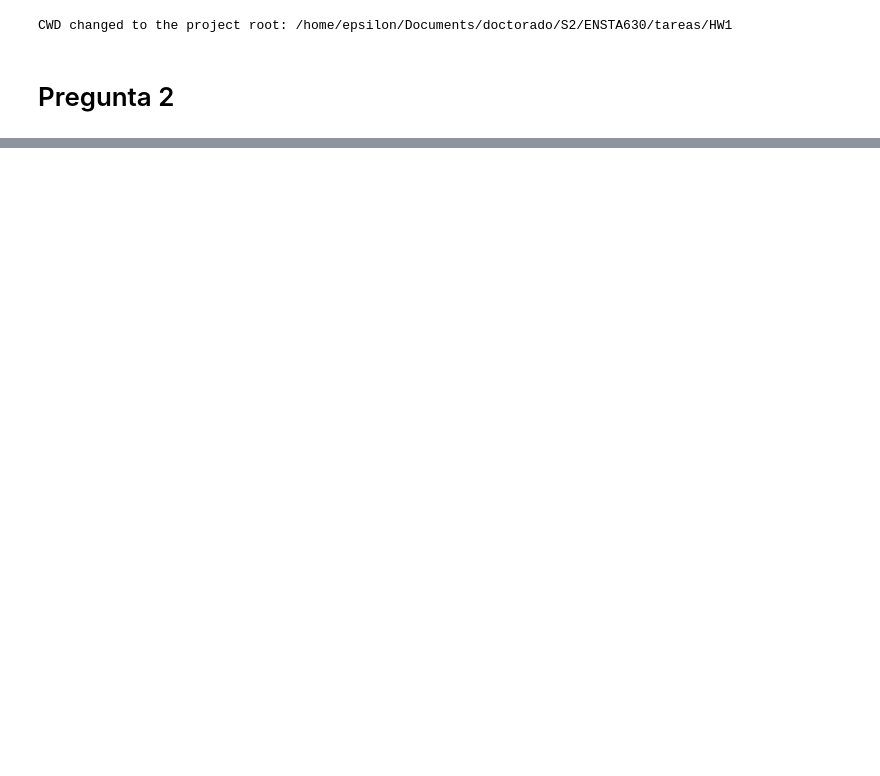
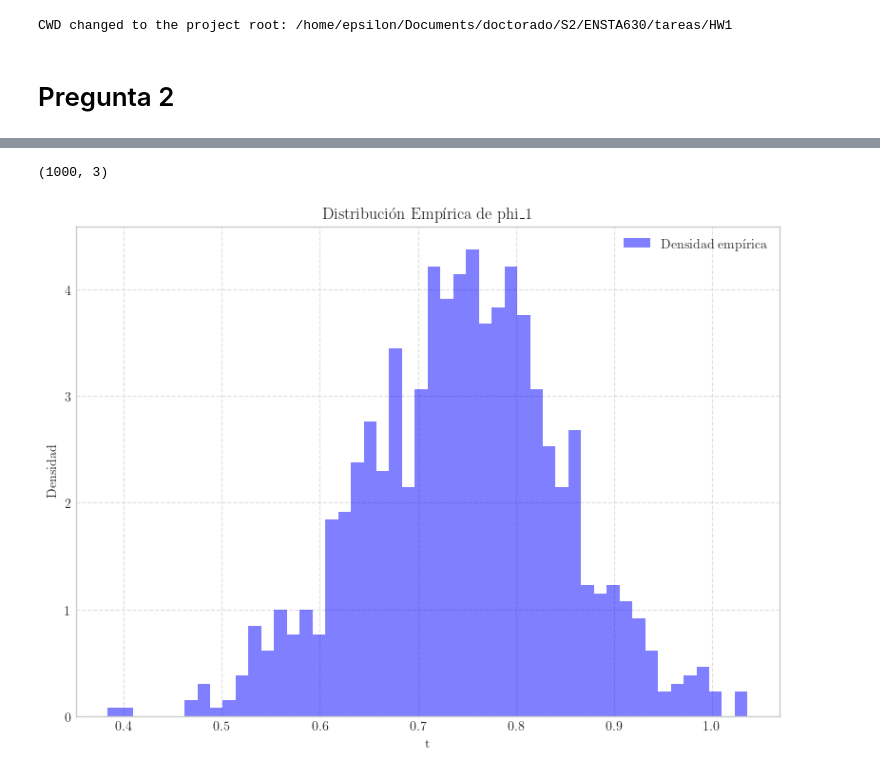
Before and after one commit to ensta630team/HW1---Python, a Jupyter notebook: presentation/notebooks/pregunta_2.ipynb, the cells around one changed output, grey strips where cells are left out. Drawn from its saved outputs; the diff is of its cells as text; code cells hidden in the pictures; blank space fills up the shorter version.

```diff
--- a/presentation/notebooks/pregunta_2.ipynb
+++ b/presentation/notebooks/pregunta_2.ipynb
@@ -48,0 +201,28 @@ uplot.plot_serie(Y, model=model)
+# %%
+# Obtenemos los phi_1 estimados de cada iteración de bootstrap
+phi_1_estimados = remuestreo.beta[:, 1]  # Accedemos a la segunda columna (phi_1)
+
+# Parámetros de la Distribución F Acumulada
+
+# Creo la figura y los dos subgráficos
+fig, ax1 = plt.subplots(figsize=(8, 6))  # Una fila, un gráfico
+# --- Subgráfico 1: ECDF y CDF teórica ---
+# AX1 para el gráfico 1
+ax1.hist(phi_1_estimados, bins=50, density=True, alpha=0.5, color='blue', label='Densidad empírica')
+ax1.set_xlabel('t')
+ax1.set_ylabel('Densidad')
+ax1.set_title('Distribución Empírica de phi_1')
+ax1.legend()
+ax1.grid(True, linestyle='--', alpha=0.6)  # Para mostrar la grilla
+
+
+# Ajustar layout y mostrar
+fig.tight_layout()
+
+# plt.savefig(r'C:\Users\nicox\OneDrive\Escritorio\Estudios\Universidad\Semestre 10\Econometría II\Tareas\tarea1_prueba\HW1---Python-main\figuras\2d.jpeg',  transparent=True)
+
+
+print(remuestreo.beta.shape)
+# %% [output]
+(1000, 3)
+[figure, added]
```
Also changed, not shown: parts of 10 cells of this notebook, 7 other files.
